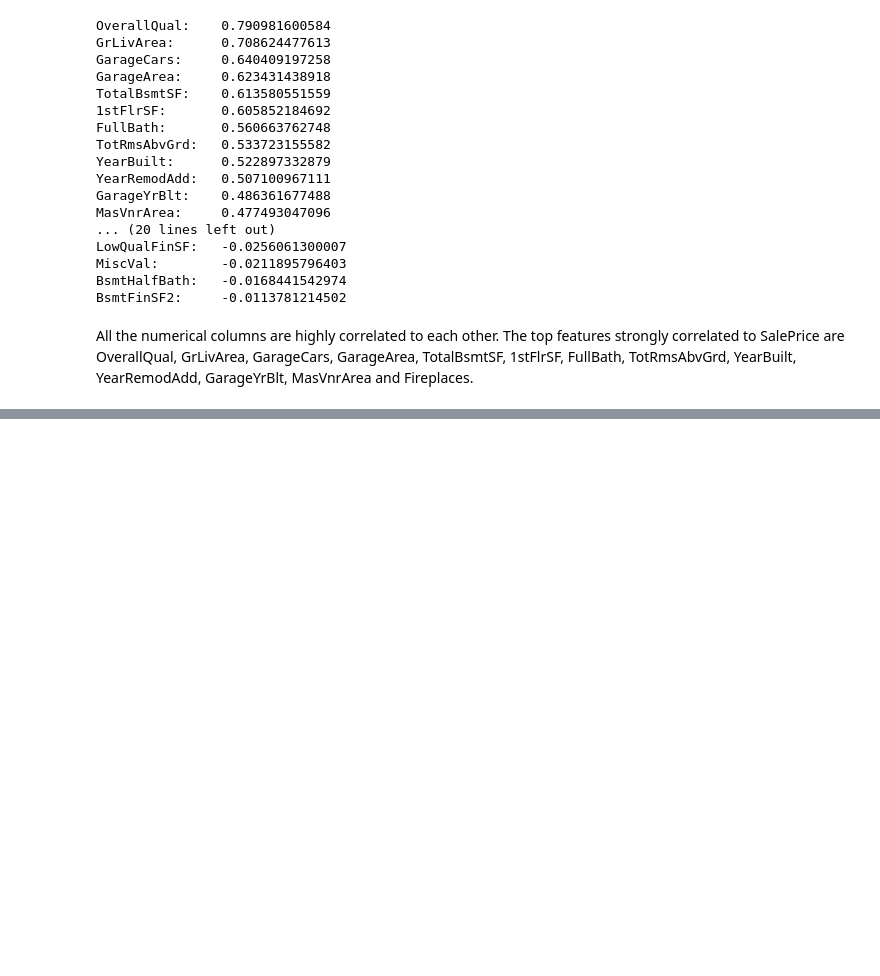
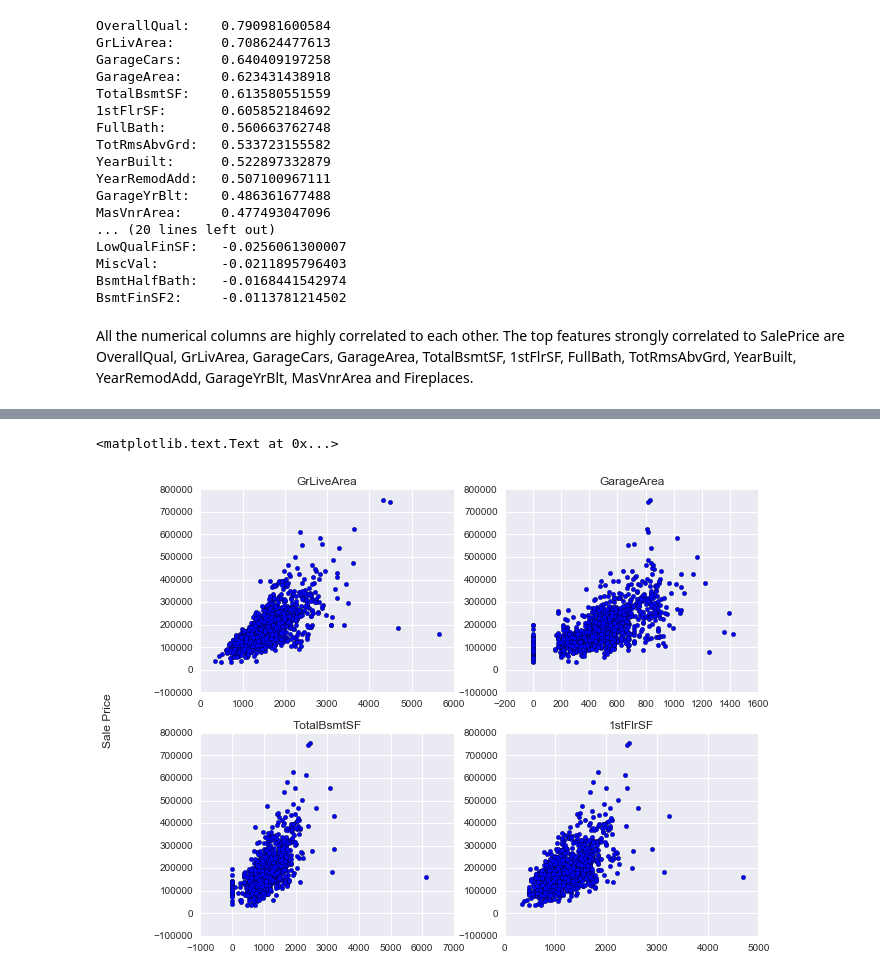
Before and after one commit to rajashreebaradur/Kaggle_HousePrices, a Jupyter notebook: getting_cleaning_data.ipynb, the cells around one changed output, grey strips where cells are left out. Drawn from its saved outputs; the diff is of its cells as text; code cells hidden in the pictures; blank space fills up the shorter version.

```diff
--- a/getting_cleaning_data.ipynb
+++ b/getting_cleaning_data.ipynb
@@ -170,0 +177,27 @@ All the numerical columns are highly correlated to each other. The top features
+# %%
+#scatterplots for all highly correlated area related features
+#f, ax = plt.subplots(figsize=(10, 10))
+
+salevalue = df.SalePrice.values
+
+fig = plt.figure(1, figsize=(10, 8))
+plt.subplot(221)
+plt.scatter(df.GrLivArea.values, salevalue)
+plt.title("GrLiveArea")
+
+plt.subplot(222)
+plt.scatter(df.GarageArea.values, salevalue)
+plt.title("GarageArea")
+
+plt.subplot(223)
+plt.scatter(df.TotalBsmtSF.values, salevalue)
+plt.title("TotalBsmtSF")
+
+plt.subplot(224)
+plt.scatter(df['1stFlrSF'].values, salevalue)
+plt.title("1stFlrSF")
+
+fig.text(-0.01, 0.5, 'Sale Price', va='center', rotation='vertical', fontsize = 12)
+# %% [output]
+<matplotlib.text.Text at 0x...>
+[figure, added]
```
Also changed, not shown: parts of 3 cells of this notebook.
